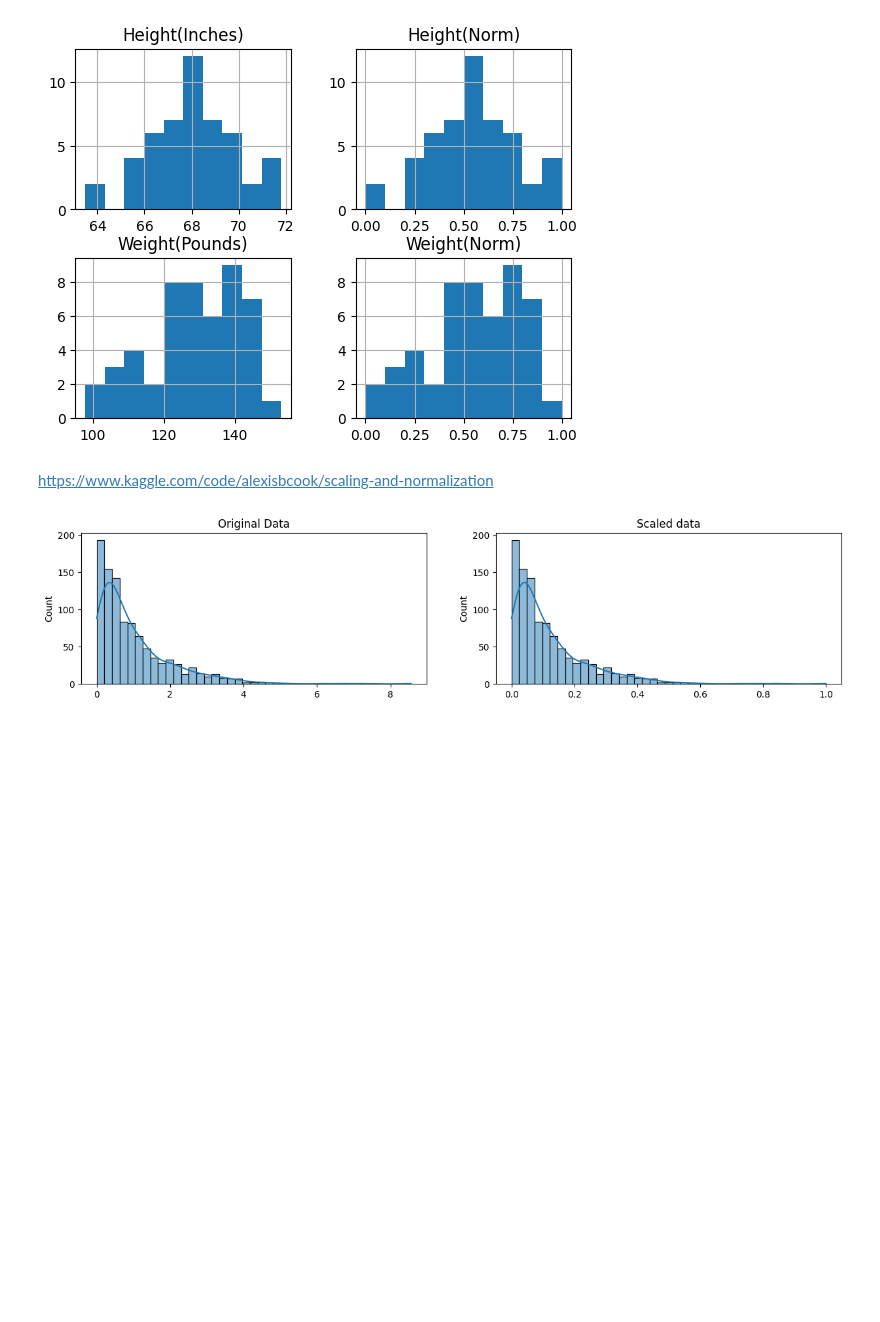
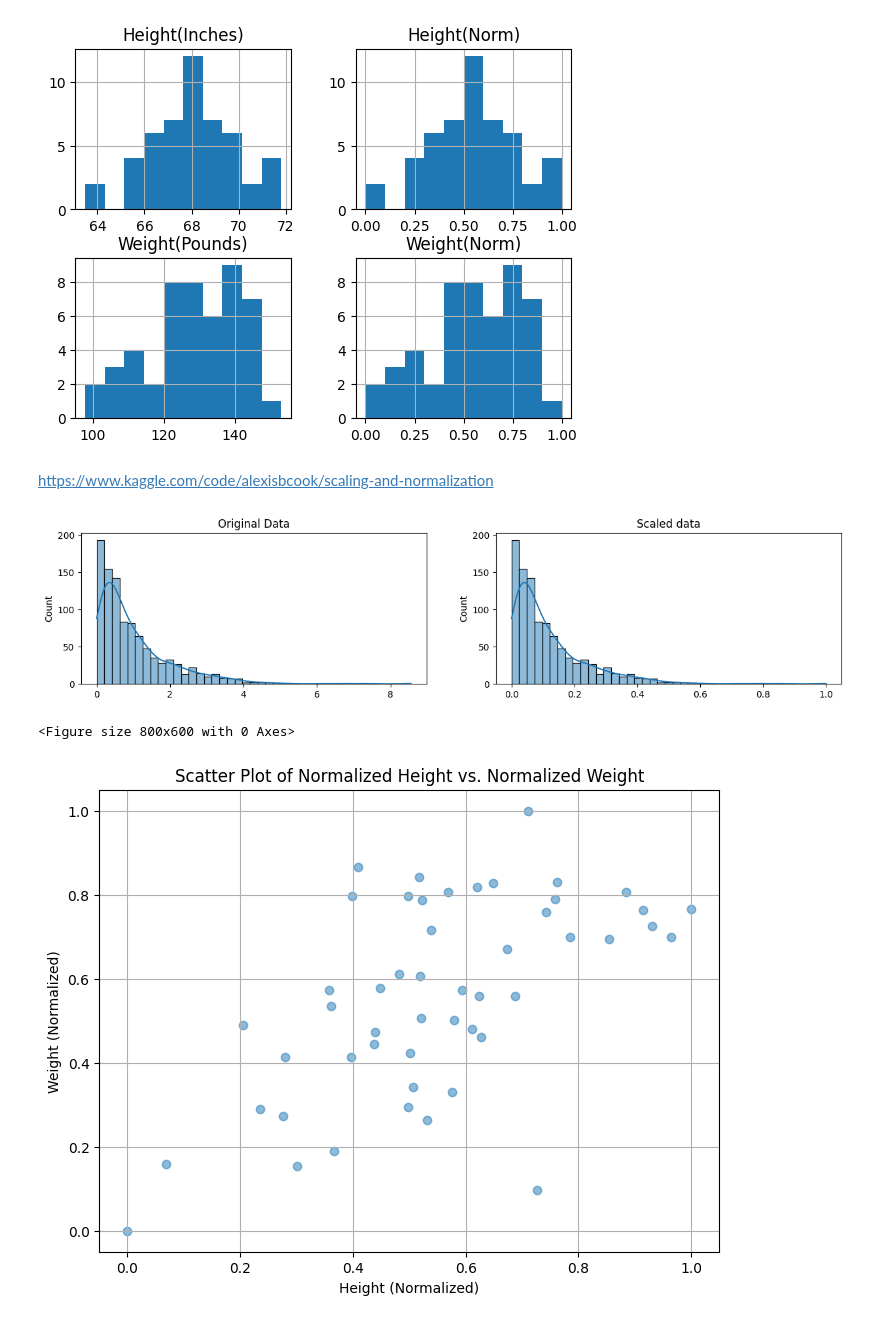
Before and after one commit to layanabinu/Adv_ML_Lab, a Jupyter notebook: lab questions/DataVisualization.ipynb, the cells around one changed output. Saved outputs shown, nothing was run; the diff lists cells and outputs as text; code cells hidden in the pictures; blank space fills up the shorter version.

```diff
--- a/lab questions/DataVisualization.ipynb
+++ b/lab questions/DataVisualization.ipynb
@@ -3,7 +3,7 @@ import pandas as pd
 import numpy as np
 import matplotlib.pyplot as plt
 
-hw_df=pd.read_csv('C:/vscodefolder/AML_Lab/Datasets/SOCR-HeightWeight.csv')
+hw_df=pd.read_csv('C:/Lab/Adv_ML_Lab/Datasets/SOCR-HeightWeight.csv')
 print(hw_df.head())
 hw_df.describe()
 # %% [output]
@@ -91,3 +91,15 @@ ax[1].set_title("Scaled data")
 plt.show()
 # %% [output]
 [figure]
+# %%
+plt.figure(figsize = (8,6))
+plt.figure(figsize=(8, 6))
+plt.scatter(hw_df['Height(Norm)'], hw_df['Weight(Norm)'], alpha=0.5)
+plt.title('Scatter Plot of Normalized Height vs. Normalized Weight')
+plt.xlabel('Height (Normalized)')
+plt.ylabel('Weight (Normalized)')
+plt.grid(True)
+plt.show()
+# %% [output]
+<Figure size 800x600 with 0 Axes>
+[figure, added]
```
Also changed, not shown: parts of 2 cells of this notebook.
